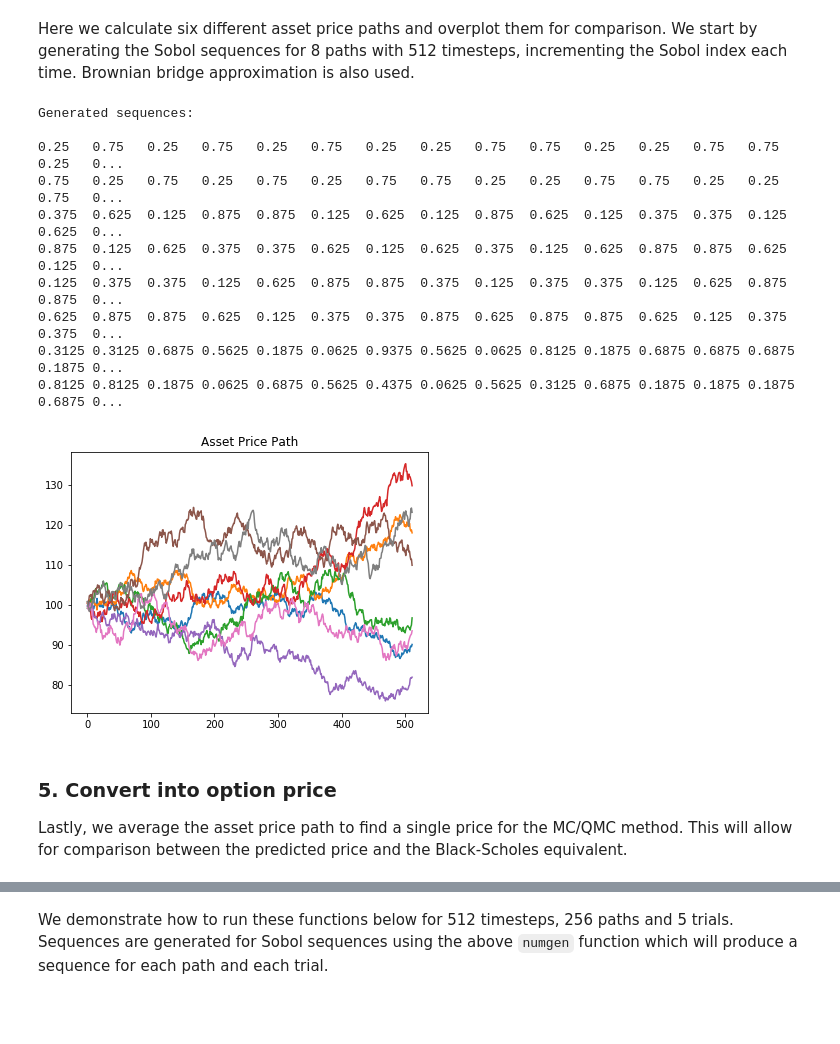
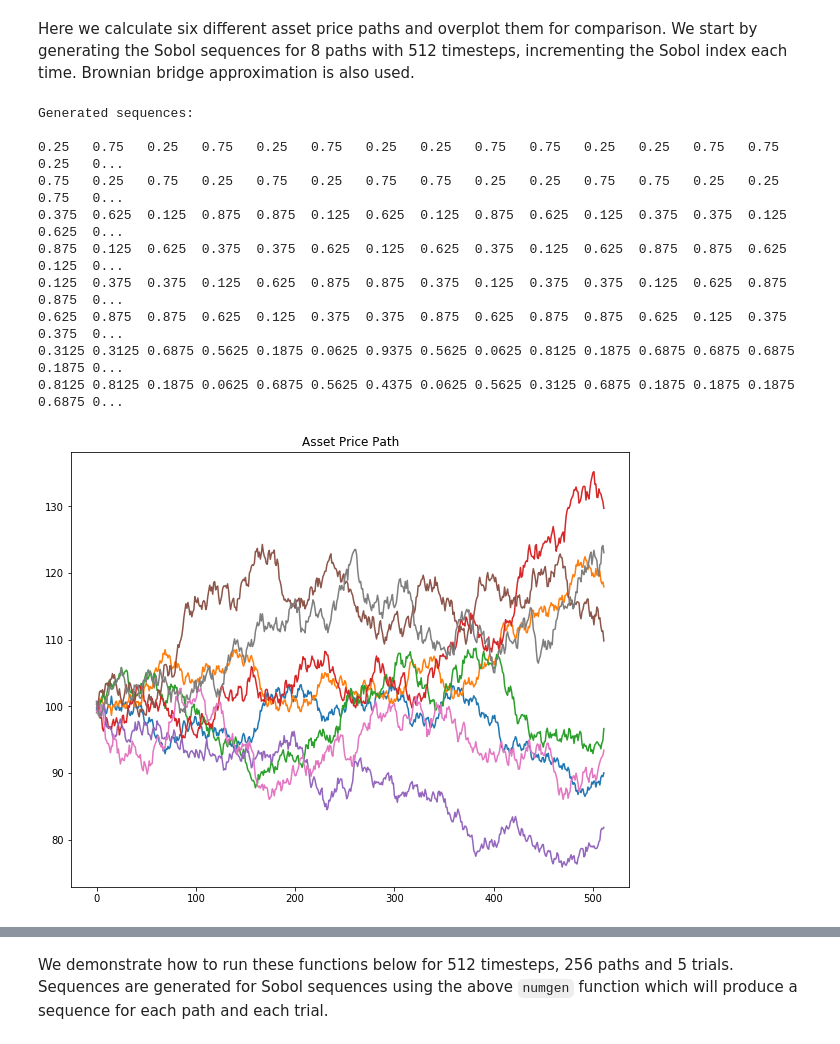
Before and after one commit to dmorgankx/optionpricing, a Jupyter notebook: notebooks/OptionPricing.ipynb, the cells around one changed output, grey strips where cells are left out. Cells and saved outputs as stored; diff of their text form; code cells hidden in the pictures; blank space fills up the shorter version.

```diff
--- a/notebooks/OptionPricing.ipynb
+++ b/notebooks/OptionPricing.ipynb
@@ -285,24 +345,23 @@ spath:{[u;n;d;pd]pd[`s]*exp(wpath[u;d]*pd[`v]*sqrt dt)+(1+til n)*dr:(pd[`r]-pd[`
 # %% [markdown]
 Here we calculate six different asset price paths and overplot them for comparison. We start by generating the Sobol sequences for 8 paths with 512 timesteps, incrementing the Sobol index each time. Brownian bridge approximation is also used.
+# %%
+-1"Generated sequences: \n";
+show u:sobolrand[nsteps;]each 2+til 8;
+# %% [output]
+Generated sequences:
+
+0.25   0.75   0.25   0.75   0.25   0.75   0.25   0.25   0.75   0.75   0.25   0.25   0.75   0.75   0.25   0...
+0.75   0.25   0.75   0.25   0.75   0.25   0.75   0.75   0.25   0.25   0.75   0.75   0.25   0.25   0.75   0...
+0.375  0.625  0.125  0.875  0.875  0.125  0.625  0.125  0.875  0.625  0.125  0.375  0.375  0.125  0.625  0...
+0.875  0.125  0.625  0.375  0.375  0.625  0.125  0.625  0.375  0.125  0.625  0.875  0.875  0.625  0.125  0...
+0.125  0.375  0.375  0.125  0.625  0.875  0.875  0.375  0.125  0.375  0.375  0.125  0.625  0.875  0.875  0...
+0.625  0.875  0.875  0.625  0.125  0.375  0.375  0.875  0.625  0.875  0.875  0.625  0.125  0.375  0.375  0...
+0.3125 0.3125 0.6875 0.5625 0.1875 0.0625 0.9375 0.5625 0.0625 0.8125 0.1875 0.6875 0.6875 0.6875 0.1875 0...
+0.8125 0.8125 0.1875 0.0625 0.6875 0.5625 0.4375 0.0625 0.5625 0.3125 0.6875 0.1875 0.1875 0.1875 0.6875 0...
 # %%
--1"Generated sequences: \n";
-show u:sobolrand[nsteps;]each 2+til 8;
+plt[`:figure][`figsize pykw 10 8];
 plt[`:title]"Asset Price Path";
 plt[`:plot] each spath[;nsteps;d;pd]each u;
 plt[`:show][];
 # %% [output]
-Generated sequences:
-
-0.25   0.75   0.25   0.75   0.25   0.75   0.25   0.25   0.75   0.75   0.25   0.25   0.75   0.75   0.25   0...
-0.75   0.25   0.75   0.25   0.75   0.25   0.75   0.75   0.25   0.25   0.75   0.75   0.25   0.25   0.75   0...
-0.375  0.625  0.125  0.875  0.875  0.125  0.625  0.125  0.875  0.625  0.125  0.375  0.375  0.125  0.625  0...
-0.875  0.125  0.625  0.375  0.375  0.625  0.125  0.625  0.375  0.125  0.625  0.875  0.875  0.625  0.125  0...
-0.125  0.375  0.375  0.125  0.625  0.875  0.875  0.375  0.125  0.375  0.375  0.125  0.625  0.875  0.875  0...
-0.625  0.875  0.875  0.625  0.125  0.375  0.375  0.875  0.625  0.875  0.875  0.625  0.125  0.375  0.375  0...
-0.3125 0.3125 0.6875 0.5625 0.1875 0.0625 0.9375 0.5625 0.0625 0.8125 0.1875 0.6875 0.6875 0.6875 0.1875 0...
-0.8125 0.8125 0.1875 0.0625 0.6875 0.5625 0.4375 0.0625 0.5625 0.3125 0.6875 0.1875 0.1875 0.1875 0.6875 0...
-[figure, old version]
+[figure, new version]
-# %% [markdown]
-### 5. Convert into option price
-
-Lastly, we average the asset price path to find a single price for the MC/QMC method. This will allow for comparison between the predicted price and the Black-Scholes equivalent.
```
Also changed, not shown: parts of 36 cells of this notebook, 4 other files.
